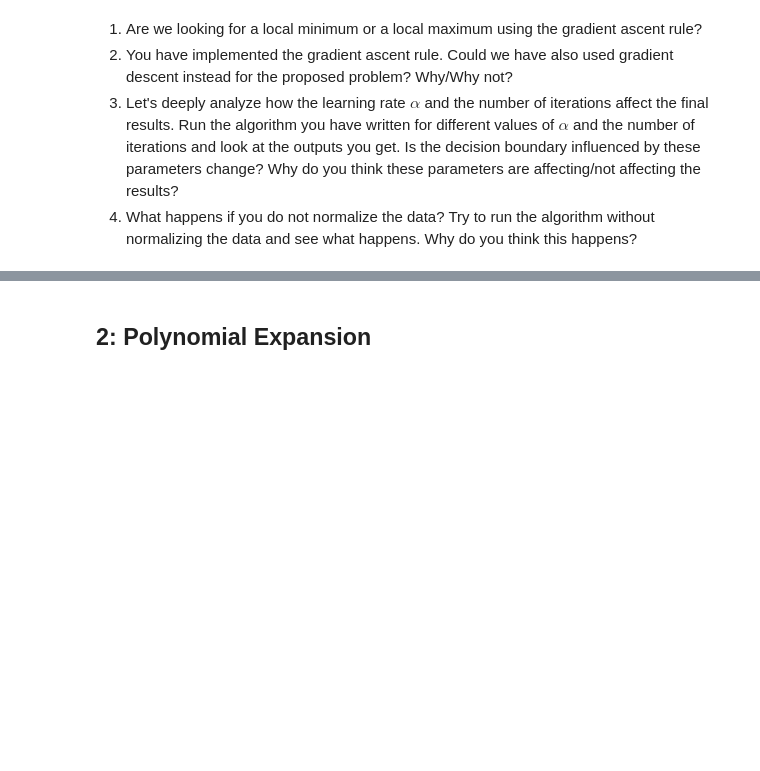
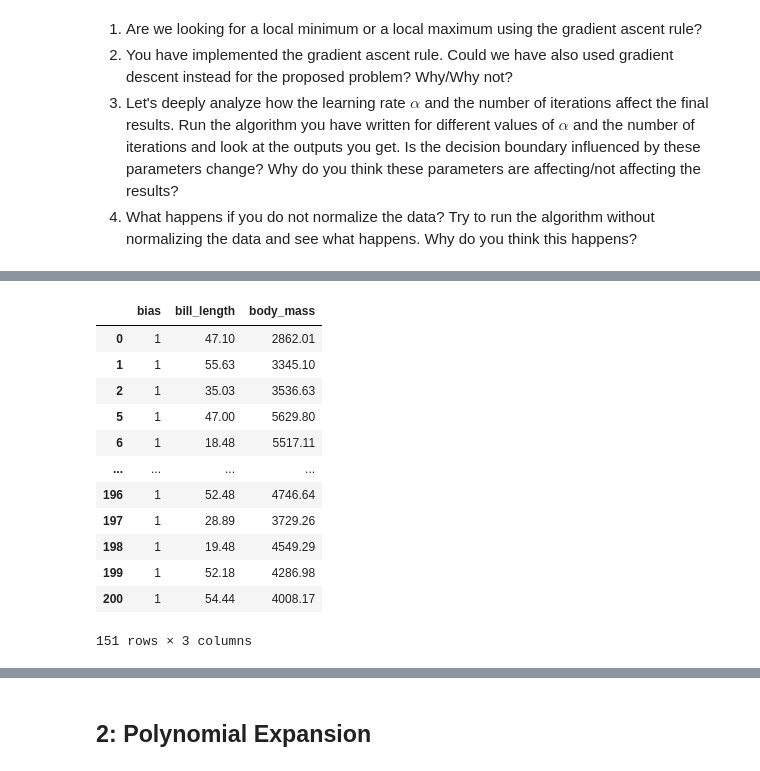
Before and after one commit to lorenzo-arcioni/Computer-Science-Sapienza, a Jupyter notebook: Foundation of Data Science/Homework02/HW2.ipynb, the cells around one changed output, grey strips where cells are left out. Saved outputs shown, nothing was run; the diff lists cells and outputs as text; code cells hidden in the pictures; blank space fills up the shorter version.

```diff
--- a/Foundation of Data Science/Homework02/HW2.ipynb
+++ b/Foundation of Data Science/Homework02/HW2.ipynb
@@ -290,0 +415,29 @@ Accuracy: 0.7615894039735099
+# %%
+# Prepare data as before
+data = pd.read_csv("assets/train.csv")
+data.dropna(inplace=True)
+data = data[data["species"] != "Chinstrap"]
+
+X = data[["bill_length", "body_mass"]].copy()
+y = data["species"].map({"Adelie": 0, "Gentoo": 1}).values.copy()
+
+#X = (X - X.mean()) / X.std()
+
+X.loc[:, "bias"] = 1
+# Reordering columns to have the bias term first (convention)
+X = X[["bias", "bill_length", "body_mass"]]
+X
+# %% [output]
+|  | bias | bill_length | body_mass |
+| 0 | 1 | 47.10 | 2862.01 |
+| 1 | 1 | 55.63 | 3345.10 |
+| 2 | 1 | 35.03 | 3536.63 |
+| 5 | 1 | 47.00 | 5629.80 |
+| 6 | 1 | 18.48 | 5517.11 |
+| ... | ... | ... | ... |
+| 196 | 1 | 52.48 | 4746.64 |
+| 197 | 1 | 28.89 | 3729.26 |
+| 198 | 1 | 19.48 | 4549.29 |
+| 199 | 1 | 52.18 | 4286.98 |
+| 200 | 1 | 54.44 | 4008.17 |
+151 rows × 3 columns
```
Also changed, not shown: parts of 8 cells of this notebook, 1 other file.
